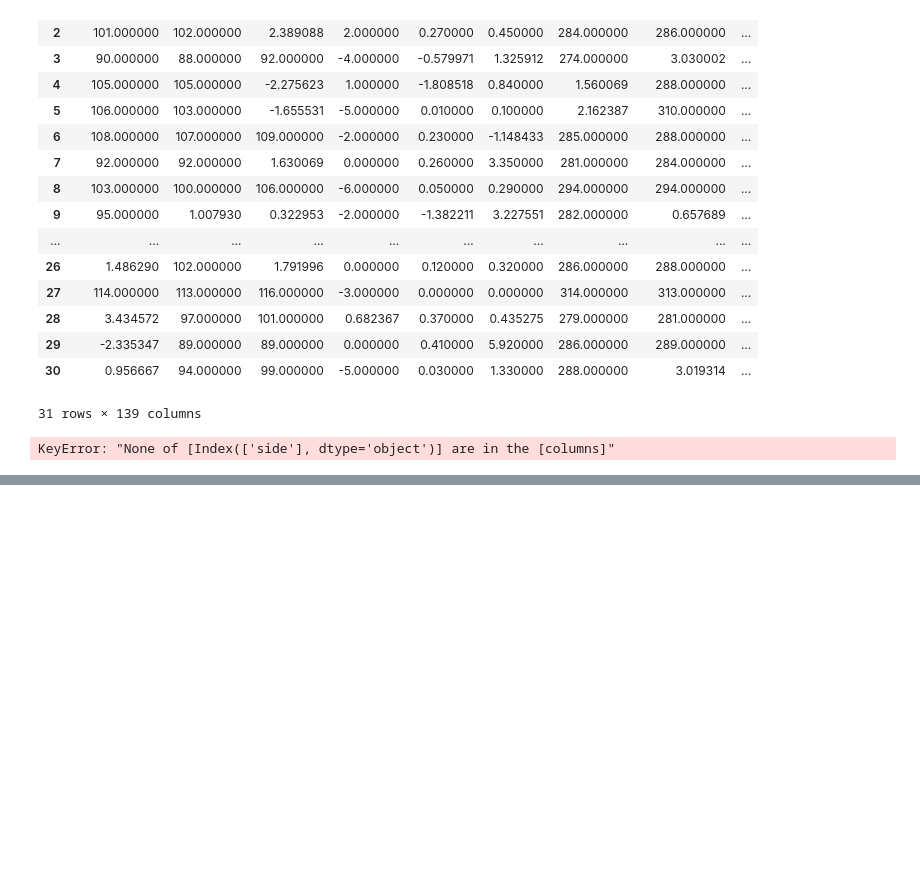
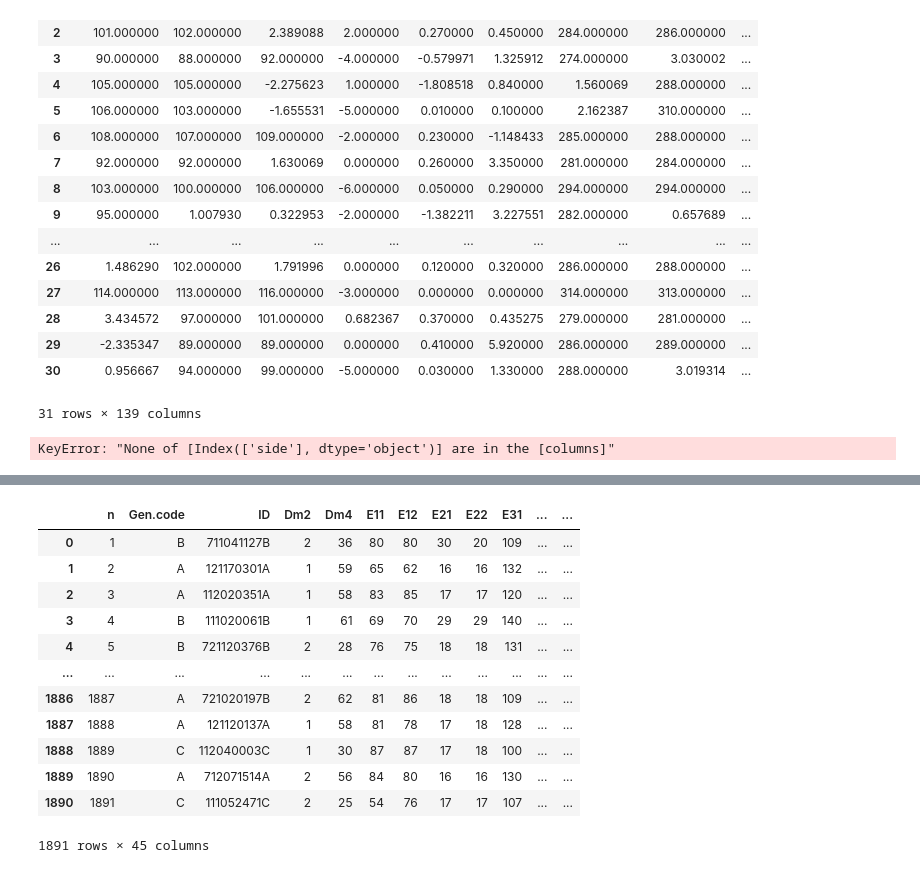
Before and after one commit to iMaatin/AutoStats, a Jupyter notebook: pg.ipynb, the cells around one changed output, grey strips where cells are left out. Drawn from its saved outputs; the diff is of its cells as text; code cells hidden in the pictures; blank space fills up the shorter version.

```diff
--- a/pg.ipynb
+++ b/pg.ipynb
@@ -635,3 +634,19 @@ for i in range(len(imputations)):
     imputations[i] = pd.concat([imputations[i], cat_df], axis=1).drop(flat_cats, axis=1)
 # %% [output]
 KeyError: "None of [Index(['side'], dtype='object')] are in the [columns]"
+# %%
+import numpy as np
+import pandas as pd
+from sklearn.impute import KNNImputer
+from sklearn.experimental import enable_iterative_imputer
+from sklearn.preprocessing import LabelEncoder
+from sklearn.impute import IterativeImputer
+import miceforest as mf
+from missforest import MissForest
+import MIDASpy as md
+from sklearn.preprocessing import MinMaxScaler
+from impute import *
+
+df = pd.read_excel(r"C:\Users\Matin\Downloads\Data for Dr.Matin.xlsx", 's1')
+# %%
+imp_test, imp_res, miss, mask = aio_custom_missingness(df, 10)
@@ -637,0 +704,16 @@ KeyError: "None of [Index(['side'], dtype='object')] are in the [columns]"
+# %%
+imp_test
+# %% [output]
+|  | n | Gen.code | ID | Dm2 | Dm4 | E11 | E12 | E21 | E22 | E31 | ... | ... |
+| 0 | 1 | B | 711041127B | 2 | 36 | 80 | 80 | 30 | 20 | 109 | ... | ... |
+| 1 | 2 | A | 121170301A | 1 | 59 | 65 | 62 | 16 | 16 | 132 | ... | ... |
+| 2 | 3 | A | 112020351A | 1 | 58 | 83 | 85 | 17 | 17 | 120 | ... | ... |
+| 3 | 4 | B | 111020061B | 1 | 61 | 69 | 70 | 29 | 29 | 140 | ... | ... |
+| 4 | 5 | B | 721120376B | 2 | 28 | 76 | 75 | 18 | 18 | 131 | ... | ... |
+| ... | ... | ... | ... | ... | ... | ... | ... | ... | ... | ... | ... | ... |
+| 1886 | 1887 | A | 721020197B | 2 | 62 | 81 | 86 | 18 | 18 | 109 | ... | ... |
+| 1887 | 1888 | A | 121120137A | 1 | 58 | 81 | 78 | 17 | 18 | 128 | ... | ... |
+| 1888 | 1889 | C | 112040003C | 1 | 30 | 87 | 87 | 17 | 18 | 100 | ... | ... |
+| 1889 | 1890 | A | 712071514A | 2 | 56 | 84 | 80 | 16 | 16 | 130 | ... | ... |
+| 1890 | 1891 | C | 111052471C | 2 | 25 | 54 | 76 | 17 | 17 | 107 | ... | ... |
+1891 rows × 45 columns
```
Also changed, not shown: parts of 12 cells of this notebook, 5 other files.
